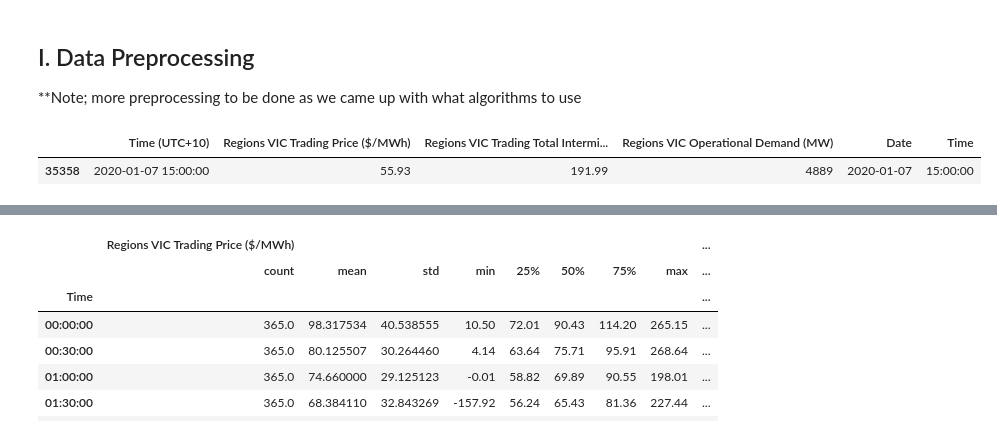
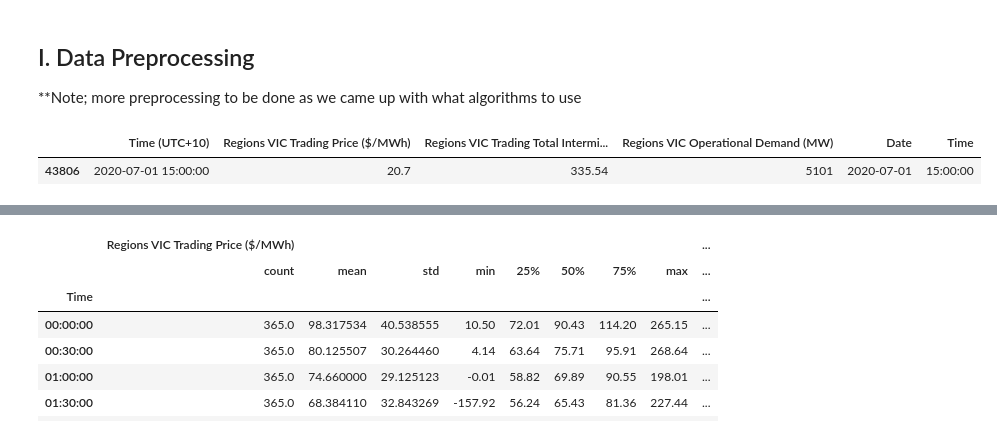
Before and after one commit to rinliauw/energy-market-and-battery-optimization, a Jupyter notebook: code/preprocessing/Preprocessing.ipynb, the cells around one changed output, grey strips where cells are left out. Drawn from its saved outputs; the diff is of its cells as text; code cells hidden in the pictures.

```diff
--- a/code/preprocessing/Preprocessing.ipynb
+++ b/code/preprocessing/Preprocessing.ipynb
@@ -22,14 +22,14 @@ pd.options.mode.chained_assignment = None
 # %%
 # convert to date time
 vic_only['Time (UTC+10)'] = pd.to_datetime(vic_only['Time (UTC+10)'], format="%Y-%m-%d %H:%M:%S")
 vic_only['Date'] = vic_only['Time (UTC+10)'].dt.date
 vic_only['Time'] = vic_only['Time (UTC+10)'].dt.time
 for i in range(len(vic_only['Time (UTC+10)'])):
     if vic_only['Time (UTC+10)'][i] == '2020-01-07 15:00:00':
         print(i)
         break
 
-vic_only.loc[data['Time (UTC+10)'] == '2020-01-07 15:00:00']
+vic_only.loc[vic_only['Time (UTC+10)'] == '2020-07-01 15:00:00']
 # %% [output]
 |  | Time (UTC+10) | Regions VIC Trading Price ($/MWh) | Regions VIC Trading Total Intermi... | Regions VIC Operational Demand (MW) | Date | Time |
-| 35358 | 2020-01-07 15:00:00 | 55.93 | 191.99 | 4889 | 2020-01-07 | 15:00:00 |
+| 43806 | 2020-07-01 15:00:00 | 20.7 | 335.54 | 5101 | 2020-07-01 | 15:00:00 |
```
Also changed, not shown: parts of 2 cells of this notebook, 2 other files.
